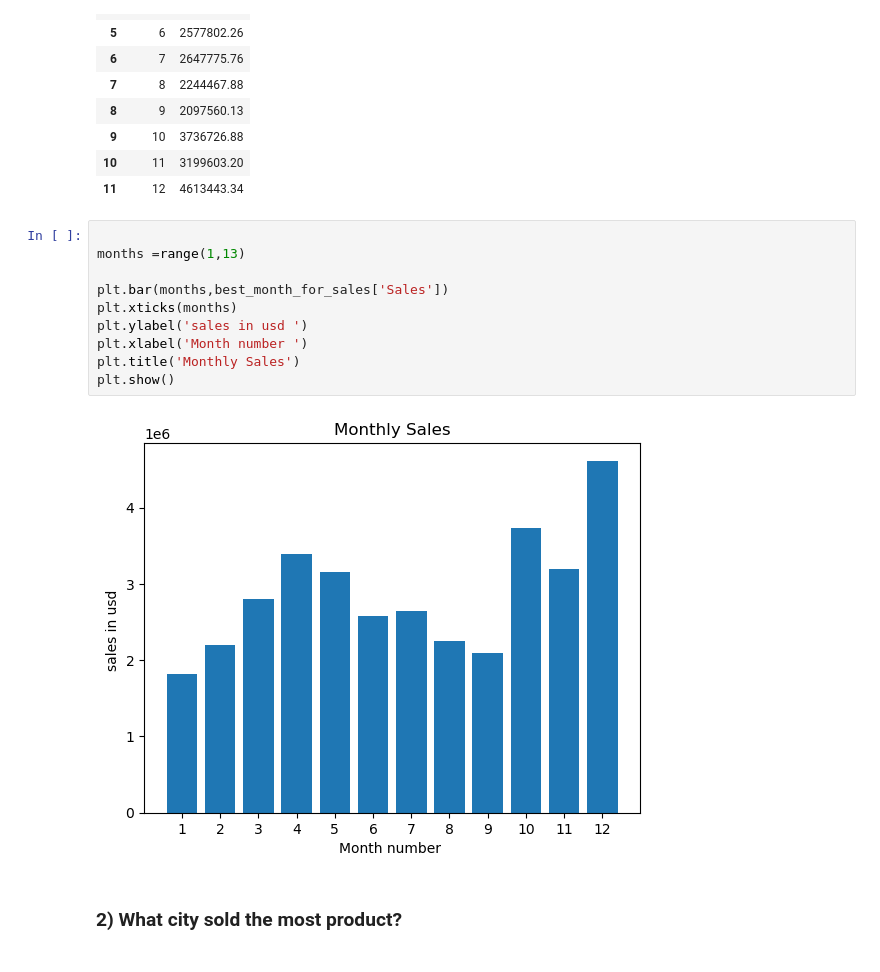
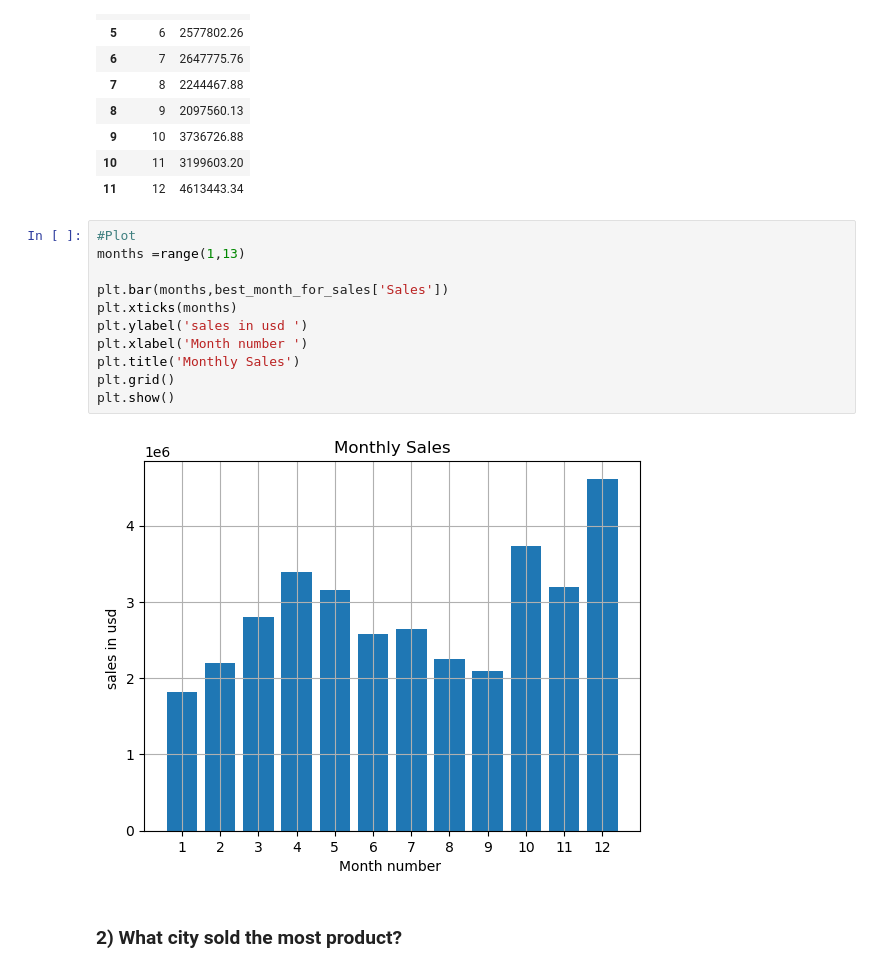
Before and after one commit to Nyotabenson/March24_Resources, a Jupyter notebook: 16_Sales Analysis/Sales Analysis.ipynb, the cells around one changed output. Drawn from its saved outputs; the diff is of its cells as text.

```diff
--- a/16_Sales Analysis/Sales Analysis.ipynb
+++ b/16_Sales Analysis/Sales Analysis.ipynb
@@ -287,17 +297,18 @@ best_month_for_sales
 | 10 | 11 | 3199603.20 |
 | 11 | 12 | 4613443.34 |
 # %%
-
+#Plot
 months =range(1,13)
 
 plt.bar(months,best_month_for_sales['Sales'])
 plt.xticks(months)
 plt.ylabel('sales in usd ')
 plt.xlabel('Month number ')
 plt.title('Monthly Sales')
+plt.grid()
 plt.show()
 # %% [output]
-[figure, old version]
+[figure, new version]
 # %% [markdown]
 ### 2) What city sold the most product?
 # %% [markdown]
```
Also changed, not shown: parts of 7 cells of this notebook, 9 other files.
